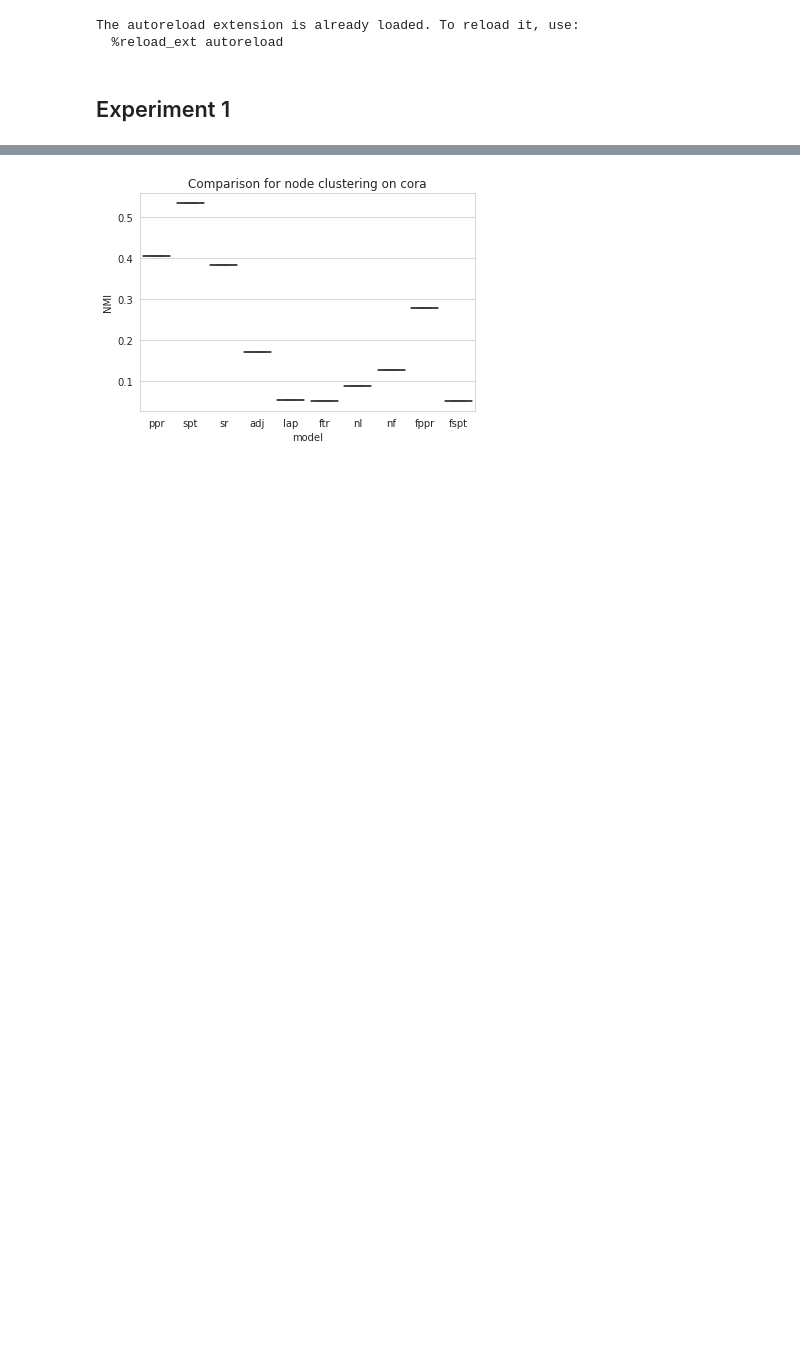
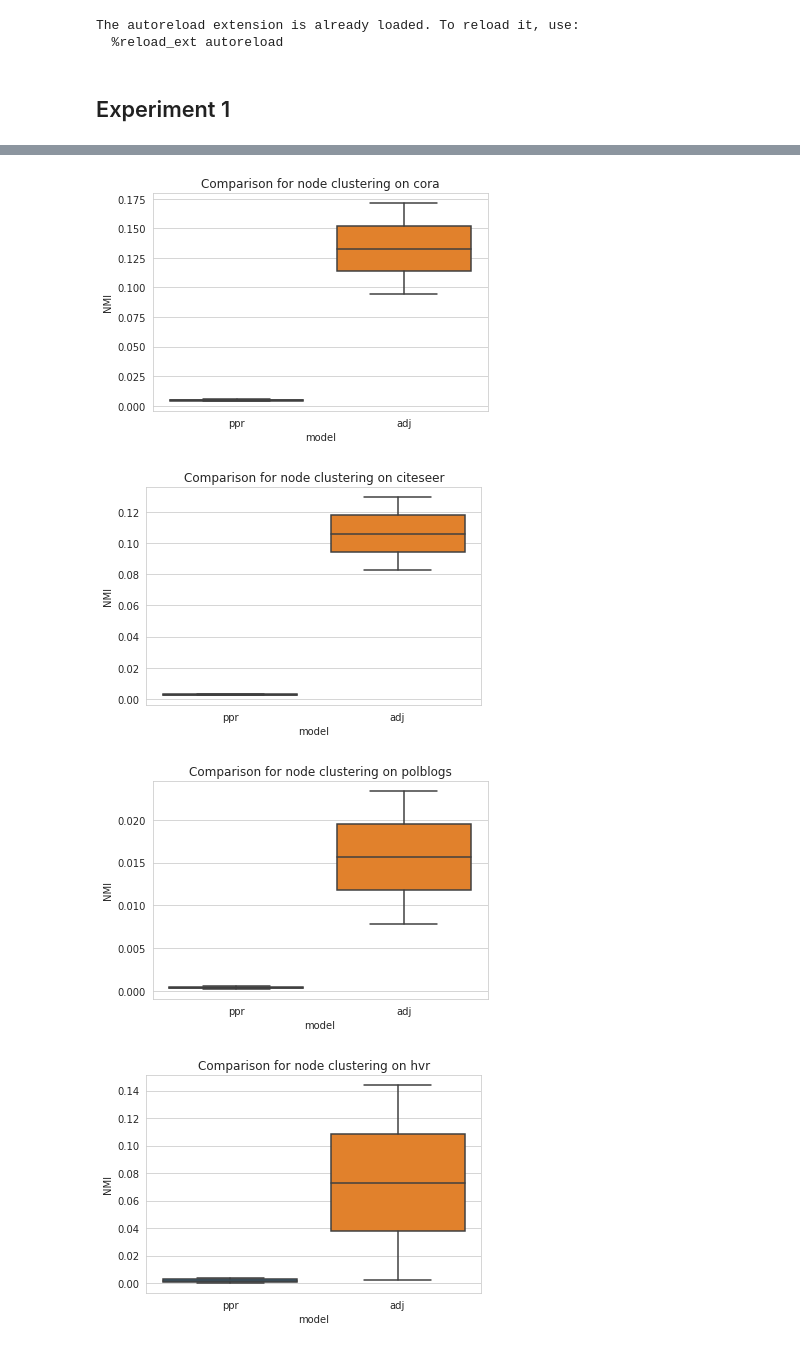
Before and after one commit to richtertill/node_embeddings, a Jupyter notebook: experiments/Experiment_pipeline.ipynb, the cells around one changed output, grey strips where cells are left out. Cells and saved outputs as stored; diff of their text form; code cells hidden in the pictures; blank space fills up the shorter version.

```diff
--- a/experiments/Experiment_pipeline.ipynb
+++ b/experiments/Experiment_pipeline.ipynb
@@ -38,7 +38,7 @@ The autoreload extension is already loaded. To reload it, use:
 # Experiment 1
 
 exp = {
-    "max_epochs": 50,
+    "max_epochs": 1,
     "learning_rate": 1e-2, #Adam
     "weight_decay": 1e-7,
 
@@ -53,15 +53,15 @@ exp = {
     "node_class_train_ratio": 0.8,
     "node_class_eval_every_n_steps": 50,
 
-    "node_clustering": False,
-    "node_clustering_num_rounds": 1,
+    "node_clustering": True,
+    "node_clustering_num_rounds": 2,
     "node_clustering_eval_epochs": 2,
 }
 
 # pick datasets
 #datasets = ["cora", "citeseer", "polblogs"] # parliament, hvr, purdue_facebook
 #datasets = ["cora", "hvr", "polblogs"]
-datasets = ["cora"] #, "citeseer", "polblogs","hvr"]
+datasets = ["cora", "citeseer", "polblogs","hvr"]
 
 #TO DO:
 #Laplacian (nobrainer) : Till done
@@ -119,14 +119,20 @@ embedding_methods = [model_06,model_07, model_09,
                      #model_19,model_20 #model_22,model_23,model_24,model_25,model_26,model_27,
                         ]
 
+embedding_methods = [model_06,
+                      model_14,
+                     #model_19,model_20 #model_22,model_23,model_24,model_25,model_26,model_27,
+                        ]
+
 #embedding_methods = [model_20]
 #embedding_methods = [model_15]
 
 # Normalized mutual information
-total_NMI=[]
+
 
 
 dset_NMI=[]
+dset_AUC=[]
 
 # setup folders to store experiment setup summary and results
 result_folder = plot_util.setup_folders_and_summary_files(exp, datasets, embedding_methods)
@@ -136,18 +142,25 @@ for dataset in datasets:
 
     # load dataset
     total_NMI=[]
+    total_AUC=[]
     A, y = graph_util.load_dataset(dataset)
 
     for model in embedding_methods:
         print(model.get_method_summary())
         start = time.time()
+
         # do link prediction
         if(exp["link_prediction"]):
             link_prediction_folder = result_folder + "/link_prediction"
-            evaluate_link_prediction.expLP(A,dataset,model,exp["link_pred_num_rounds"],
+            AUC= evaluate_link_prediction.expLP(A,dataset,model,exp["link_pred_num_rounds"],
                                            link_prediction_folder, train_ratio=exp["link_pred_train_ratio"],
                                            edge_emb_method=exp["link_pred_edge_emb_method"],train_epochs=exp["max_epochs"],
                                            eval_epochs=exp["link_pred_eval_every_n_steps"], undirected=True)
+            total_AUC.append(AUC)
+            with open('results_vis/'+dataset+str(model._method_name)+str(model._similarity_measure)
+                      +'AUC_results.txt','w') as f:
+                for listitem in AUC:
+                    f.write('%s\n' % listitem)
 
         # do node classification
         if(exp["node_classification"]):
@@ -169,4 +182,5 @@ for dataset in datasets:
         end = time.time()
         print(f'Model evaluation took: {end-start} seconds')
     dset_NMI.append(total_NMI)
+    dset_AUC.append(total_AUC)
 # %% [output]
@@ -190,23 +204,31 @@ Round: 2
 # %%
 
 
 headers= [#'sig','exp','gau',
             'sig','ppr','spt','sr',
             'adj','lap','ftr','nl','nf', 'fppr', 'fspt'
          ]
 
 
 headers= [#'sig','exp','gau',
             'ppr','spt','sr',
-            'adj','lap','ftr','nl','nf', 'fppr', 'fspt'
+            'adj','lap','ftr','nl','nf'#, 'fppr', 'fspt'
+         ]
+
+headers= [#'sig','exp','gau',
+            'ppr',
+            'adj'
          ]
 
 for ds,NMI in zip(datasets,dset_NMI):
     plt.figure()
     sns_plot = sns.boxplot(x=headers, y=NMI);
     plt.title("Comparison for node clustering on "+ds)
     plt.xlabel("model")
     plt.ylabel("NMI")
     sns_plot.figure.savefig('plots/NMI_'+ds+'.png')
 # %% [output]
-[figure, old version]
+[figure, new version]
+[figure, added]
+[figure, added]
+[figure, added]
```
Also changed, not shown: parts of 4 cells of this notebook, 44 other files.
